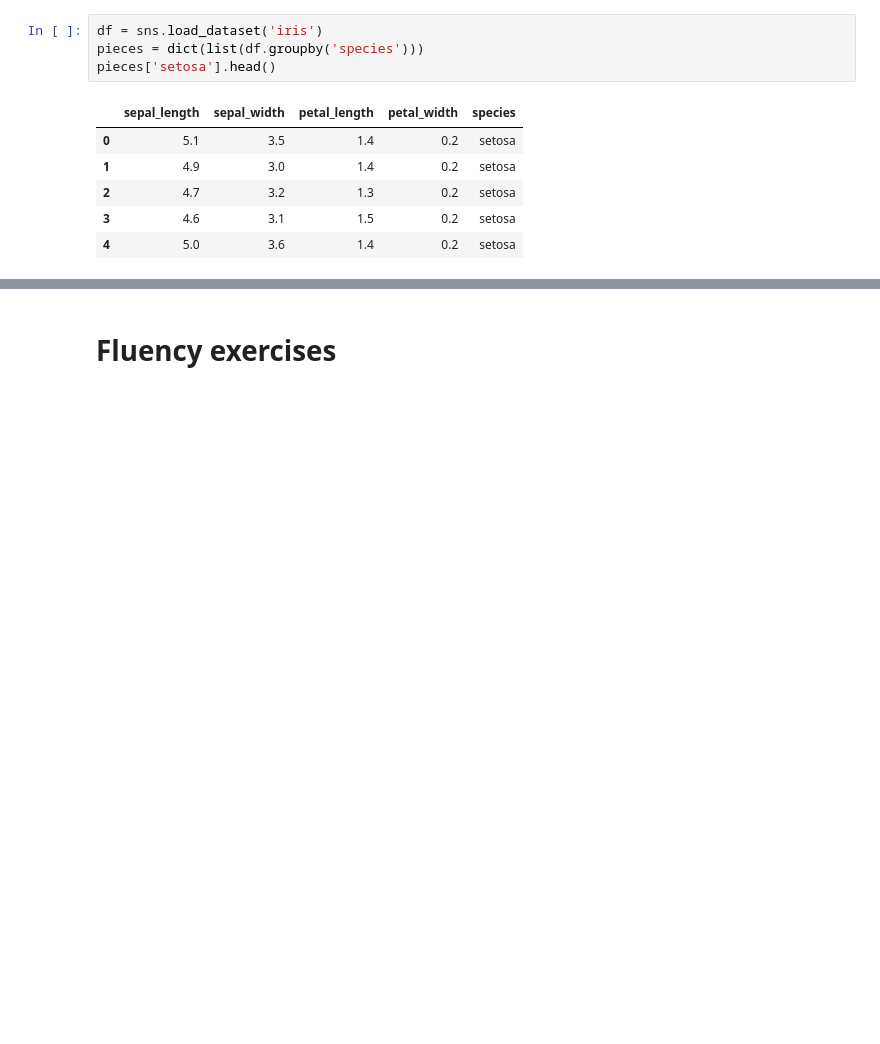
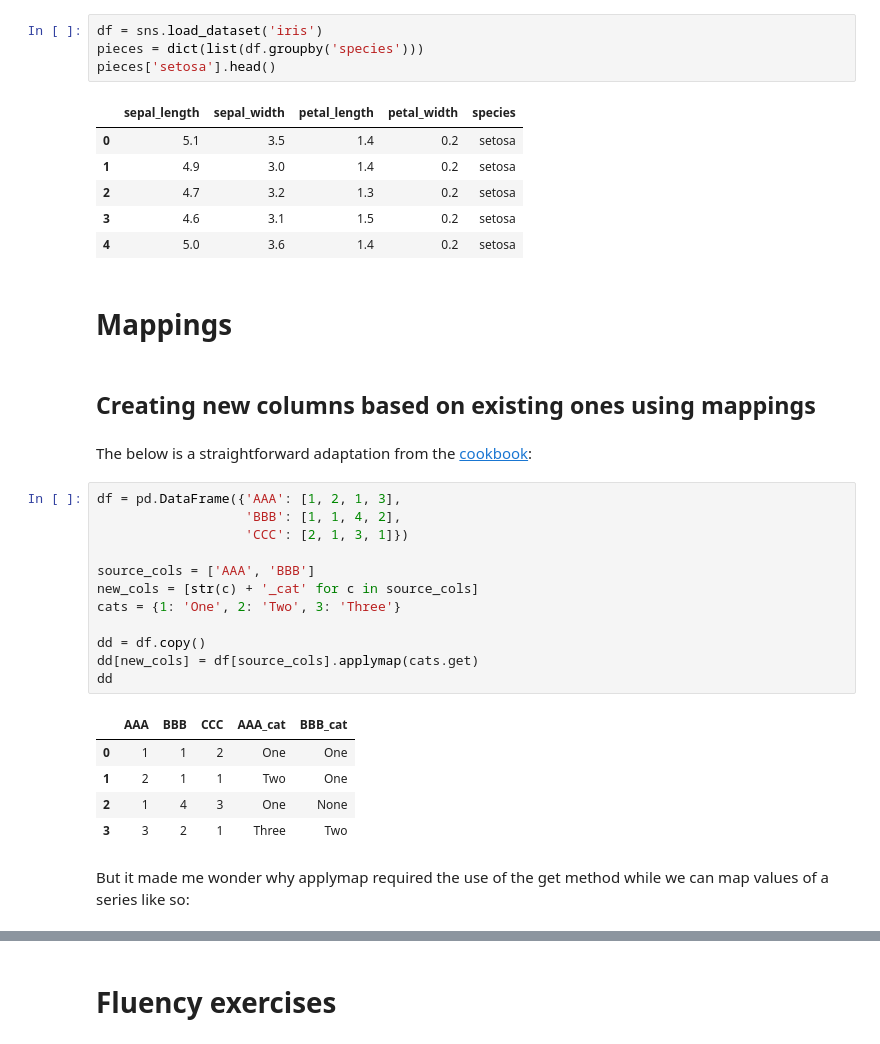
Before and after one commit to fabiangunzinger/blog, a Jupyter notebook: _notebooks/2021-03-12-pandas-essentials.ipynb, the cells around one changed output, grey strips where cells are left out. Drawn from its saved outputs; the diff is of its cells as text; blank space fills up the shorter version.

Commit message:
integrate pandas posts to essentials

```diff
--- a/_notebooks/2021-03-12-pandas-essentials.ipynb
+++ b/_notebooks/2021-03-12-pandas-essentials.ipynb
@@ -242,3 +153,29 @@ pieces['setosa'].head()
 | 2 | 4.7 | 3.2 | 1.3 | 0.2 | setosa |
 | 3 | 4.6 | 3.1 | 1.5 | 0.2 | setosa |
 | 4 | 5.0 | 3.6 | 1.4 | 0.2 | setosa |
+# %% [markdown]
+# Mappings
+# %% [markdown]
+## Creating new columns based on existing ones using mappings
+# %% [markdown]
+The below is a straightforward adaptation from the [cookbook](https://pandas.pydata.org/pandas-docs/stable/user_guide/cookbook.html#new-columns):
+# %%
+df = pd.DataFrame({'AAA': [1, 2, 1, 3],
+                   'BBB': [1, 1, 4, 2],
+                   'CCC': [2, 1, 3, 1]})
+
+source_cols = ['AAA', 'BBB']
+new_cols = [str(c) + '_cat' for c in source_cols]
+cats = {1: 'One', 2: 'Two', 3: 'Three'}
+
+dd = df.copy()
+dd[new_cols] = df[source_cols].applymap(cats.get)
+dd
+# %% [output]
+|  | AAA | BBB | CCC | AAA_cat | BBB_cat |
+| 0 | 1 | 1 | 2 | One | One |
+| 1 | 2 | 1 | 1 | Two | One |
+| 2 | 1 | 4 | 3 | One | None |
+| 3 | 3 | 2 | 1 | Three | Two |
+# %% [markdown]
+But it made me wonder why applymap required the use of the get method while we can map values of a series like so:
```
Also changed, not shown: parts of 29 cells of this notebook, 2 other files.
